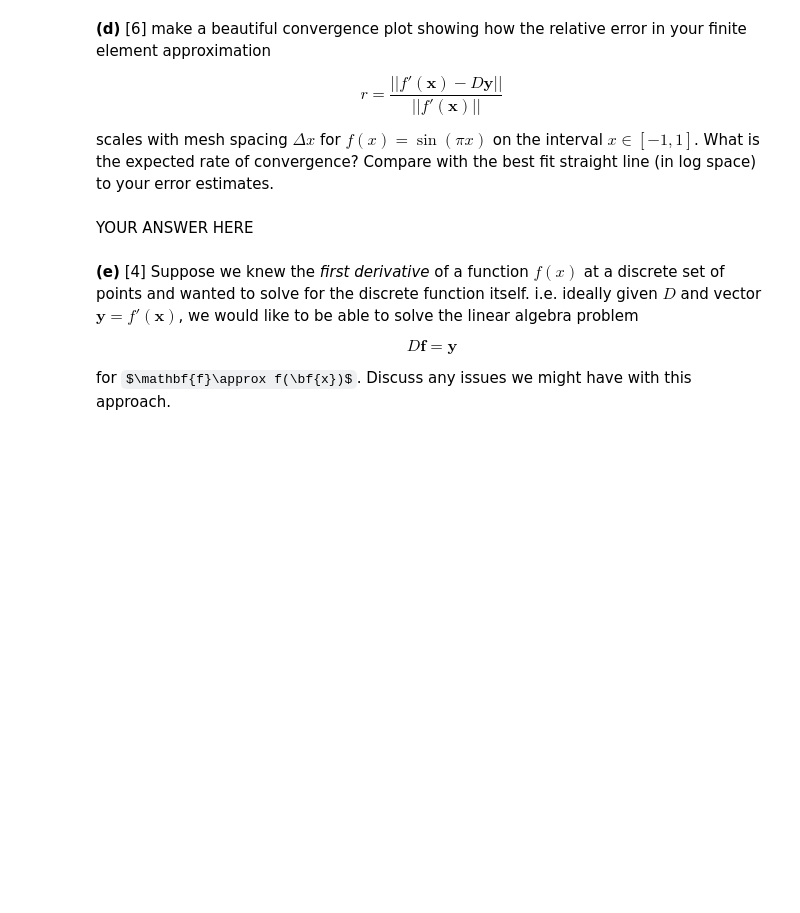
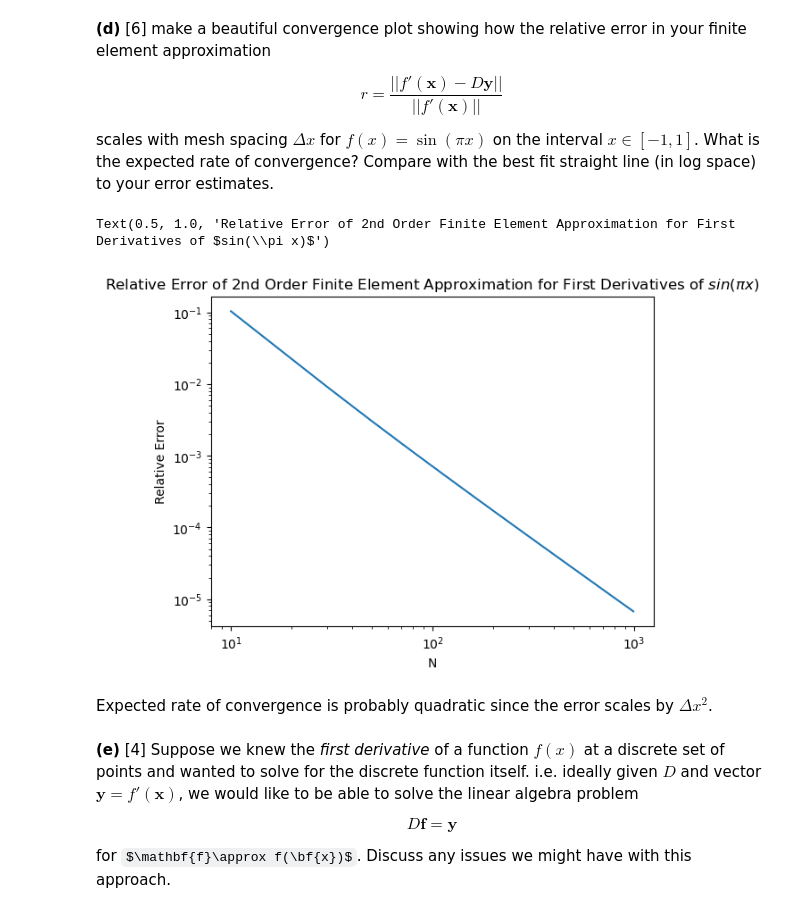
Before and after one commit to jlabbate15/intro-numerical-methods, a Jupyter notebook: HW/HW3_interpolation.ipynb, the cells around one changed output. Drawn from its saved outputs; the diff is of its cells as text; code cells hidden in the pictures; some formulas as TeX source; blank space fills up the shorter version.

```diff
--- a/HW/HW3_interpolation.ipynb
+++ b/HW/HW3_interpolation.ipynb
@@ -356,3 +496,34 @@ def D1(x):
+# %%
+from  fdcoeffV import fdcoeffV
+import numpy as np
+
+def D1(x):
+    """
+    Take in a np array of coordinates x (not necessarily evenly spaced) and return matrix D that calculates the consistent 2nd-order 1st derivatives at each point using the 3 nearest neighbors.
+
+    x: ndarray of coordinates
+    D: ndarray
+        Matrix (2-D ndarray ) to calculate consistent 2nd order first derivative
+    """
+
+    N = len(x)
+    D = np.zeros((N, N))
+
+    for i in range(N):
+        # Choose 3 nearest neighbors (adjust for edges)
+        if i == 0: # lower edge
+            idx = [0, 1, 2]
+        elif i == N - 1: # upper edge
+            idx = [N - 3, N - 2, N - 1]
+        else:
+            idx = [i - 1, i, i + 1]
+
+        # Compute finite different coefficients
+        c = fdcoeffV(k=1, xbar=x[i], x=x[idx])
+        for j in range(3):
+            D[i,idx[j]] = c[j]
+
+    return D
 # %%
 # some noodle space to test your code
 # %%
@@ -386,5 +557,22 @@ raise NotImplementedError()
-# %% [markdown]
-YOUR ANSWER HERE
+# %%
+Ns = np.arange(10,1000,20)
+r = np.zeros(len(Ns))
+i=0
+for N in Ns:
+    x = np.linspace(-1,1,N)
+    r[i] = np.linalg.norm(np.pi*np.cos(np.pi*x) - np.matmul(D1(x),np.sin(np.pi*x))) / np.linalg.norm(np.pi*np.cos(np.pi*x))
+    i+=1
+
+plt.figure()
+plt.loglog(Ns,r)
+plt.xlabel('N')
+plt.ylabel('Relative Error')
+plt.title(r'Relative Error of 2nd Order Finite Element Approximation for First Derivatives of $sin(\pi x)$')
+# %% [output]
+Text(0.5, 1.0, 'Relative Error of 2nd Order Finite Element Approximation for First Derivatives of $sin(\\pi x)$')
+[figure, added]
+# %% [markdown]
+Expected rate of convergence is probably quadratic since the error scales by $\Delta x^2$.
 # %% [markdown]
 **(e)** [4] Suppose we knew the *first derivative* of a function $f(x)$ at a discrete set of points and wanted to solve for the discrete function itself.  i.e.  ideally given $D$ and vector $\mathbf{y} = f'(\mathbf{x})$,  we would like to be able to solve the linear algebra problem
 
```
Also changed, not shown: parts of 9 cells of this notebook.
